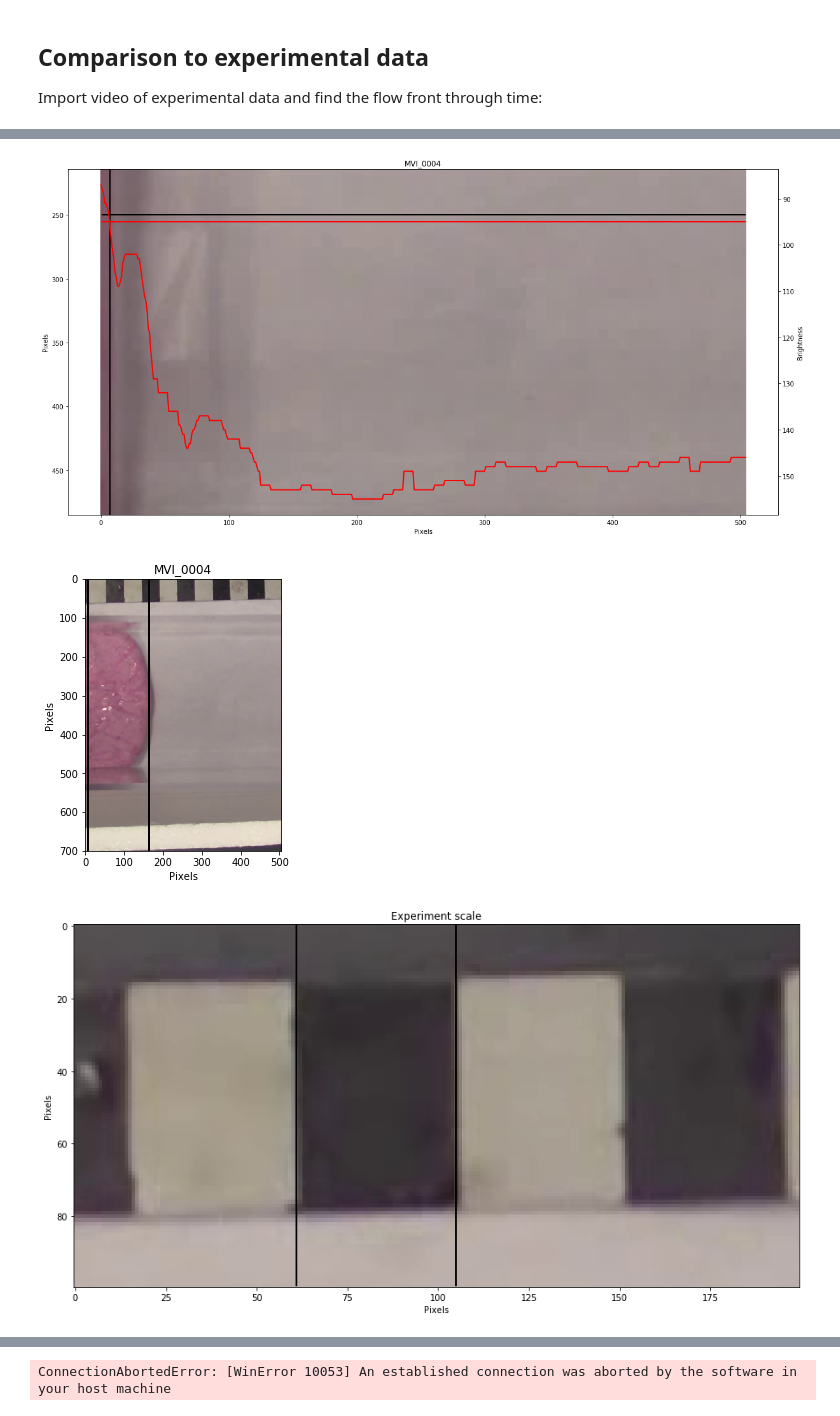
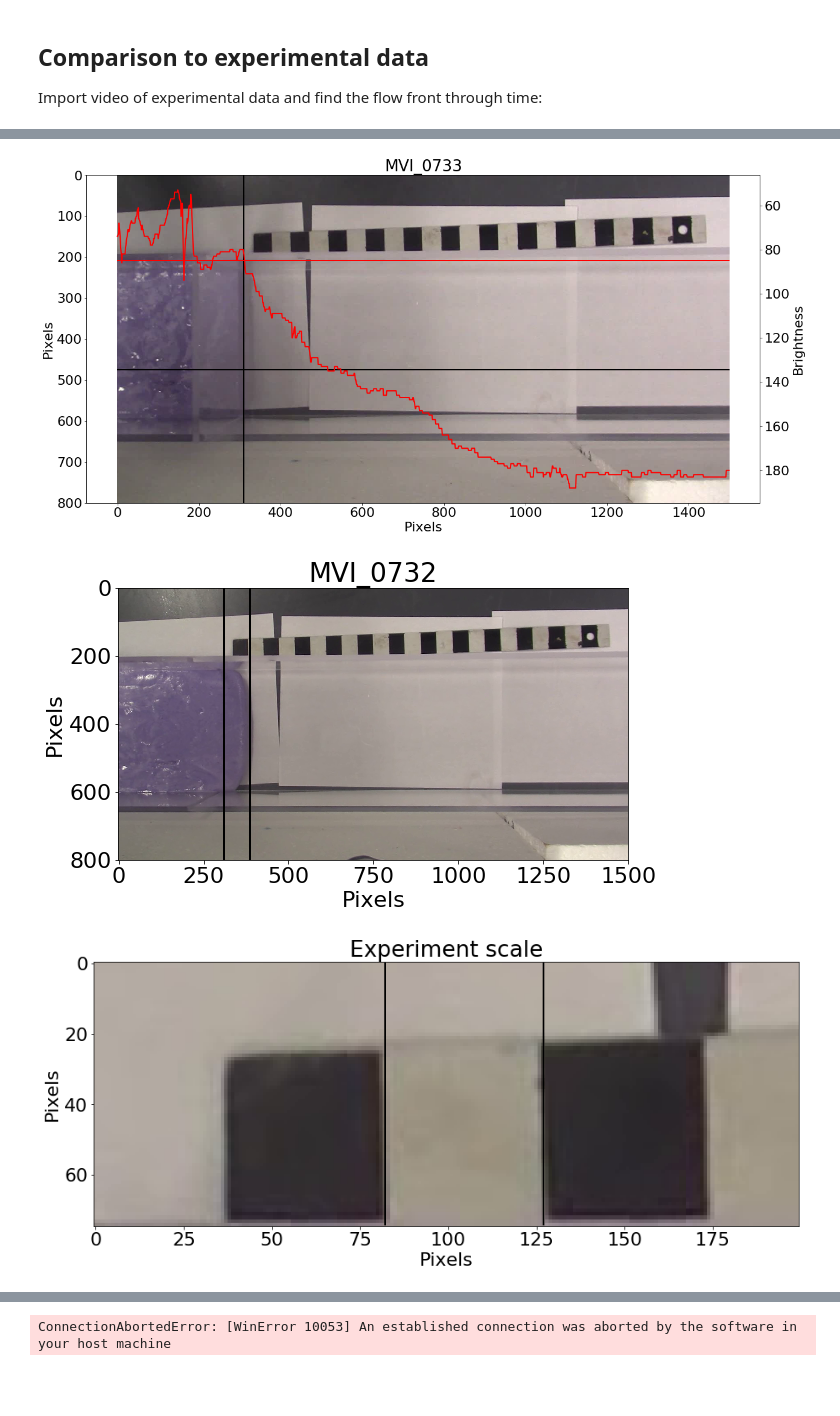
Before and after one commit to JanineBirnbaum18/3-phase-flow, a Jupyter notebook: Data Fitting.ipynb, the cells around one changed output, grey strips where cells are left out. Cells and saved outputs as stored; diff of their text form; code cells hidden in the pictures; blank space fills up the shorter version.

```diff
--- a/Data Fitting.ipynb
+++ b/Data Fitting.ipynb
@@ -174,7 +91,7 @@ if not creds or not creds.valid:
 service = build('drive', 'v3', credentials=creds)
 
 # Call the Drive v3 API
-results = service.files().list(q = "name contains 'MVI_0722_edit.avi'", # change just this line to the video filename
+results = service.files().list(q = "name contains 'MVI_0732_edit.avi'", # change just this line to the video filename
     pageSize=5, fields="nextPageToken, files(id, name)").execute()
 items = results.get('files', [])
 
@@ -218,30 +123,33 @@ def Visc(T):
 # Change these parameters
 
 startFrame = 0
-endFrame = 1000
+endFrame = 5000
 
 # RGB channel and threshold for front picking
-thresh = 95
+thresh = 85
 channel = 1 #0 = Red, 1 = Green, 2 = Blue
 
 # manually set starting location, line for analysis
 # black in next figure
-x0 = 7 # pixels
-yline = 550
+x0 = 310 # pixels
+yline = 675
 
 # crop image
-top = 300
+top = 200
 bottom = 1000
-left = 515
-right = 1020
+left = 300
+right = 1800
 
-title_str = 'MVI_0722'
+title_str = 'MVI_0732'
 L = 0.2 # reservoir length in m
-H = 0.05 # fluid height in reservoir in m
-rho = 1400 # fluid density in kg/m^3
+H = 0.029 # fluid height in reservoir in m
+rho = 1.103 # fluid density in kg/m^3
 theta = 0 # slope in degrees
-T = 25 # temperature in deg C
+T = 19.2 # temperature in deg C
 K_fluid = Visc(T) # syrup viscosity in Pas
+phi_solid = 0.339 # Particle volume fraction in syrup
+phi_gas = 0.197 # Gas volume fraction
+particle = 'Plastic' # 'No', 'Plastic', or 'Walnut'
 # %%
 y2 = bottom - top - 1
 x2 = right - left - 1
@@ -272,7 +180,7 @@ ax.set_ylabel('Pixels')
 ax2.set_ylabel('Brightness')
 ax.set_title(title_str);
 # %% [output]
-[figure, old version]
+[figure, new version]
 # %%
 currentFrame = 0
 
@@ -304,35 +212,35 @@ ax.set_xlabel('Pixels')
 ax.set_ylabel('Pixels')
 ax.set_title(title_str);
 # %% [output]
-[figure, old version]
+[figure, new version]
 # %%
 # Calculate image scale
 # Crop image
-top2 = 280
-bottom2 = 380
+top2 = 325
+bottom2 = 400
 left2 = 600
 right2 = 800
 
 # Plot
 fig,ax = plt.subplots(figsize=(15,20))
 ax.imshow(pic[top2:bottom2,left2:right2,:])
 
 # Set to align with one 2cm segment on scale
-lft = 61
-rgt = 105
+lft = 82
+rgt = 127
 
 # Plot
 ax.plot([lft, lft], [0, bottom2-top2-1], 'k')
 ax.plot([rgt, rgt], [0, bottom2-top2-1], 'k')
 
 # Determine scaling factors
 W = 0.02 # m
 k = W/(rgt-lft) # m/pixel
 ax.set_xlabel('Pixels')
 ax.set_ylabel('Pixels')
 ax.set_title('Experiment scale');
 # %% [output]
-[figure, old version]
+[figure, new version]
 # %%
 # scale time and front position
 pos_scaled = (pos-x0)*k
```
Also changed, not shown: parts of 15 cells of this notebook, 6 other files.
